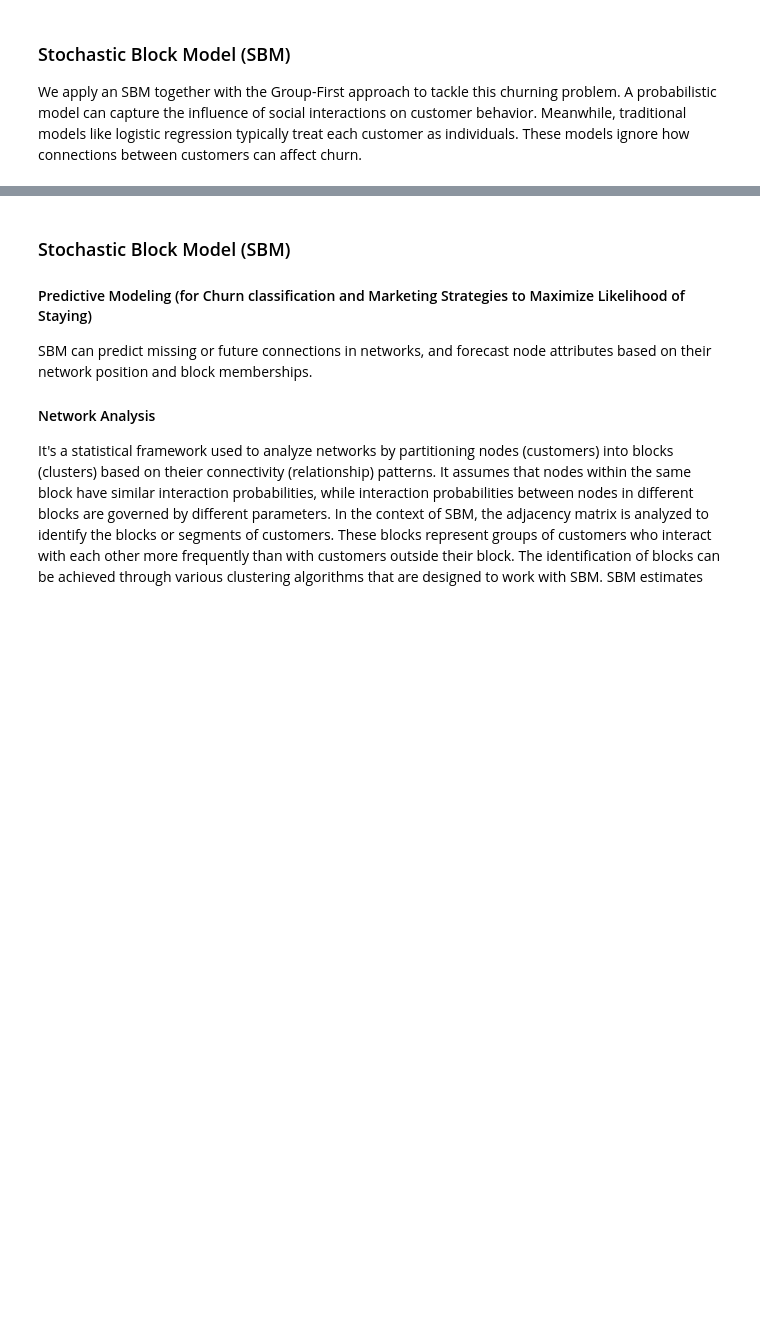
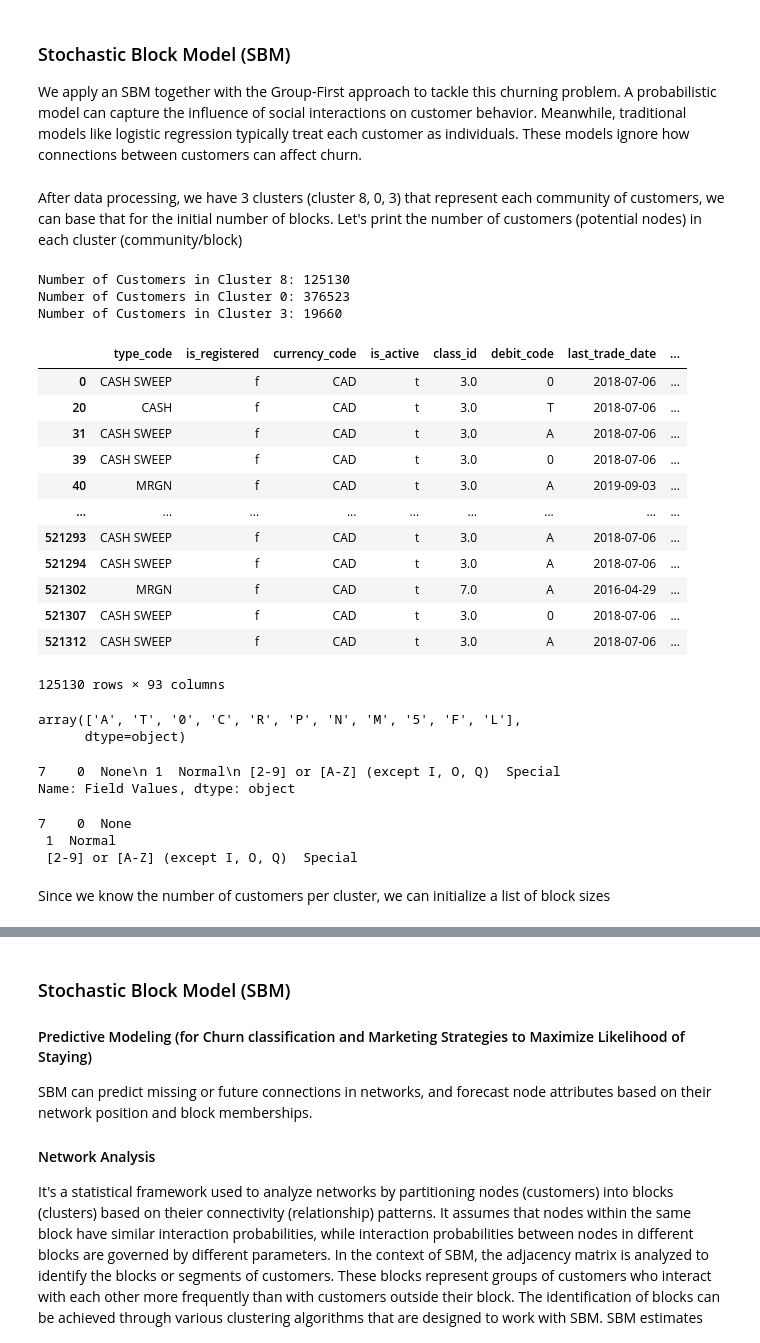
Before and after one commit to noahnguyen2004/Network-Science-Approach-on-Customer-Churn, a Jupyter notebook: customer-churn-classification.ipynb, the cells around one changed output, grey strips where cells are left out. Saved outputs shown, nothing was run; the diff lists cells and outputs as text; code cells hidden in the pictures; blank space fills up the shorter version.

Commit message:
Kaggle Notebook | Network Science Approach on Customer Churn | Version 32

```diff
--- a/customer-churn-classification.ipynb
+++ b/customer-churn-classification.ipynb
@@ -1262,6 +1245,8 @@ y_cv = np.array(y_cv).astype(np.float32)
 
 X_test = np.array(X_test).astype(np.float32)
 y_test = np.array(y_test).astype(np.float32)
+# %%
+pd.set_option('display.max_colwidth', None)
 # %% [markdown]
 ## Approach to the Churn problem
 We came up with the idea that customers, who may not know each other, will somehow relate to each other based on psychology, for example, and that could determine the churn/no churn behavior of each client. Thus, we treat the customer data as a network, and we will propose a probabilistic approach (which is different from the mainstream approaches towards churning problem) that can predict which groups of customers are most prone to churn before any member in each group has churned.
@@ -1297,0 +1287,2 @@ from scipy.optimize import minimize
+# %% [markdown]
+After data processing, we have 3 clusters (cluster 8, 0, 3) that represent each community of customers, we can base that for the initial number of blocks. Let's print the number of customers (potential nodes) in each cluster (community/block)
@@ -1297,0 +1312,46 @@ from scipy.optimize import minimize
+# %%
+# number of customers for Cluster 8
+print(f"Number of Customers in Cluster 8: {len(df_copy_with_clusters[df_copy_with_clusters['Clusters'] == 8])}")
+print(f"Number of Customers in Cluster 0: {len(df_copy_with_clusters[df_copy_with_clusters['Clusters'] == 0])}")
+print(f"Number of Customers in Cluster 3: {len(df_copy_with_clusters[df_copy_with_clusters['Clusters'] == 3])}")
+# %% [output]
+Number of Customers in Cluster 8: 125130
+Number of Customers in Cluster 0: 376523
+Number of Customers in Cluster 3: 19660
+# %%
+# cluster 8 data
+df_copy_with_clusters[df_copy_with_clusters['Clusters'] == 8]
+# %% [output]
+|  | type_code | is_registered | currency_code | is_active | class_id | debit_code | last_trade_date | ... |
+| 0 | CASH SWEEP | f | CAD | t | 3.0 | 0 | 2018-07-06 | ... |
+| 20 | CASH | f | CAD | t | 3.0 | T | 2018-07-06 | ... |
+| 31 | CASH SWEEP | f | CAD | t | 3.0 | A | 2018-07-06 | ... |
+| 39 | CASH SWEEP | f | CAD | t | 3.0 | 0 | 2018-07-06 | ... |
+| 40 | MRGN | f | CAD | t | 3.0 | A | 2019-09-03 | ... |
+| ... | ... | ... | ... | ... | ... | ... | ... | ... |
+| 521293 | CASH SWEEP | f | CAD | t | 3.0 | A | 2018-07-06 | ... |
+| 521294 | CASH SWEEP | f | CAD | t | 3.0 | A | 2018-07-06 | ... |
+| 521302 | MRGN | f | CAD | t | 7.0 | A | 2016-04-29 | ... |
+| 521307 | CASH SWEEP | f | CAD | t | 3.0 | 0 | 2018-07-06 | ... |
+| 521312 | CASH SWEEP | f | CAD | t | 3.0 | A | 2018-07-06 | ... |
+125130 rows × 93 columns
+# %%
+# debit codes in the cluster 3
+df_copy_with_clusters[df_copy_with_clusters['Clusters'] == 3]['debit_code'].unique()
+# %% [output]
+array(['A', 'T', '0', 'C', 'R', 'P', 'N', 'M', '5', 'F', 'L'],
+      dtype=object)
+# %%
+# understand the debit code value extracted from Field Values in debit_code
+data_info_copy.loc[data_info_copy['Columns'] == 'debit_code', 'Field Values']
+# %% [output]
+7    0  None\n 1  Normal\n [2-9] or [A-Z] (except I, O, Q)  Special
+Name: Field Values, dtype: object
+# %%
+print("7    0  None\n 1  Normal\n [2-9] or [A-Z] (except I, O, Q)  Special")
+# %% [output]
+7    0  None
+ 1  Normal
+ [2-9] or [A-Z] (except I, O, Q)  Special
+# %% [markdown]
+Since we know the number of customers per cluster, we can initialize a list of block sizes
```
Also changed, not shown: parts of 12 cells of this notebook.
